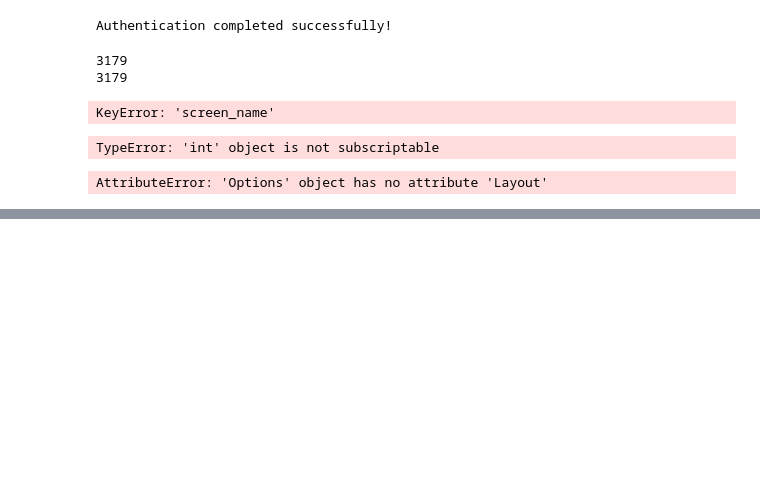
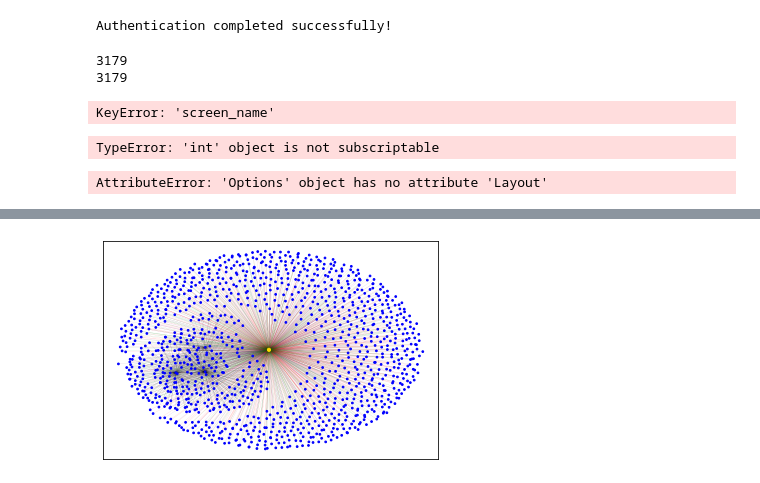
Before and after one commit to FraBomba6/ProgettoSocialComputing, a Jupyter notebook: Lorenzo.ipynb, the cells around one changed output, grey strips where cells are left out. Cells and saved outputs as stored; diff of their text form; code cells hidden in the pictures; blank space fills up the shorter version.

```diff
--- a/Lorenzo.ipynb
+++ b/Lorenzo.ipynb
@@ -369,0 +462,81 @@ Data serialized to path: data/eglu81/eglu81_friendships.json
+# %%
+############## PER ORA IL MIGLIORE
+
+import matplotlib.pyplot as plt
+import networkx as nx
+
+#G = nx.cubical_graph()
+
+damiano10_graph = pkl.read_gpickle("/Users/lorenzobellina/Documents/GitHub/ProgettoSocialComputing/graph/graph_networkx.pkl")
+d10_reduced_graph = nx.ego_graph(damiano10_graph, 132646210 , radius=1, center= True, distance='weight')
+print(d10_reduced_graph.number_of_nodes())
+print(d10_reduced_graph.number_of_edges())
+
+
+
+pos = nx.spring_layout(d10_reduced_graph)  # positions for all nodes
+
+# nodes
+#if node == 132646210 :
+ #   options = {"node_size":10, "alpha": 0.8, node_color:'gold'}
+#else:
+#    options = {"node_size": 5, "alpha": 0.8}
+
+
+#nx.draw_networkx_nodes(d10_reduced_graph, pos, node_color="b", node_size=5)
+
+
+# edges
+
+#for items in nx.edges:
+ #   if edge['to'] == 132646210:
+  #      edge['color'] = 'red'
+   # else:
+    #    edge['color'] = 'green'
+
+color_ed=[]
+
+for items in d10_reduced_graph.edges:
+    if items[1] == 132646210 or items[0] == 132646210:
+        if d10_reduced_graph[items[0]][items[1]]['value'] == 'bi':
+            color_ed.append('purple')
+        elif d10_reduced_graph[items[0]][items[1]]['value'] == 'r_l':
+            color_ed.append('red')
+        else:
+            color_ed.append('green')
+    else:
+        color_ed.append('black')
+
+nx.draw_networkx_edges(d10_reduced_graph, pos, width=0.1, alpha=0.5, edge_color=color_ed)#, edge_color='green')
+
+
+
+
+
+
+#nx.draw_networkx_labels(d10_reduced_graph, pos, labels, font_size=6)
+
+# Draw ego as large and red
+options = {"node_size": 10, "node_color": "gold"}
+
+color=[]
+size=[]
+
+for items in d10_reduced_graph.nodes:
+    if items == 132646210 :
+        print('ok')
+        color.append('gold')
+        size.append(20)
+    else:
+        color.append('blue')
+        size.append(3)
+
+nx.draw_networkx_nodes(d10_reduced_graph, pos, node_color=color, node_size=size)
+
+#plt.axis("off")
+
+
+plt.savefig("/Users/lorenzobellina/Documents/GitHub/ProgettoSocialComputing/damiano10_ego_graph.pdf")
+plt.show()
+plt.close()
+# %% [output]
@@ -369,0 +546 @@ Data serialized to path: data/eglu81/eglu81_friendships.json
+[figure, added]
```
Also changed, not shown: parts of 8 cells of this notebook.
